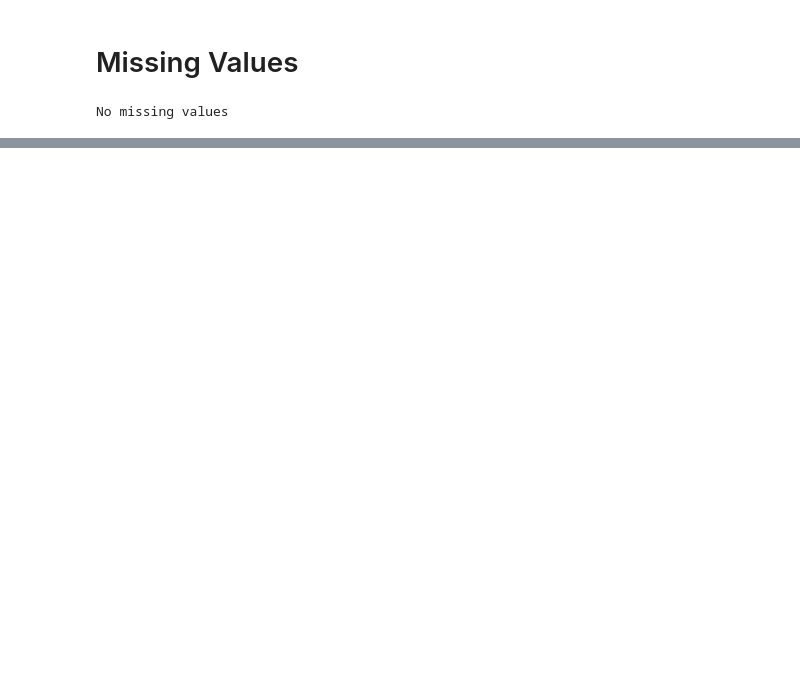
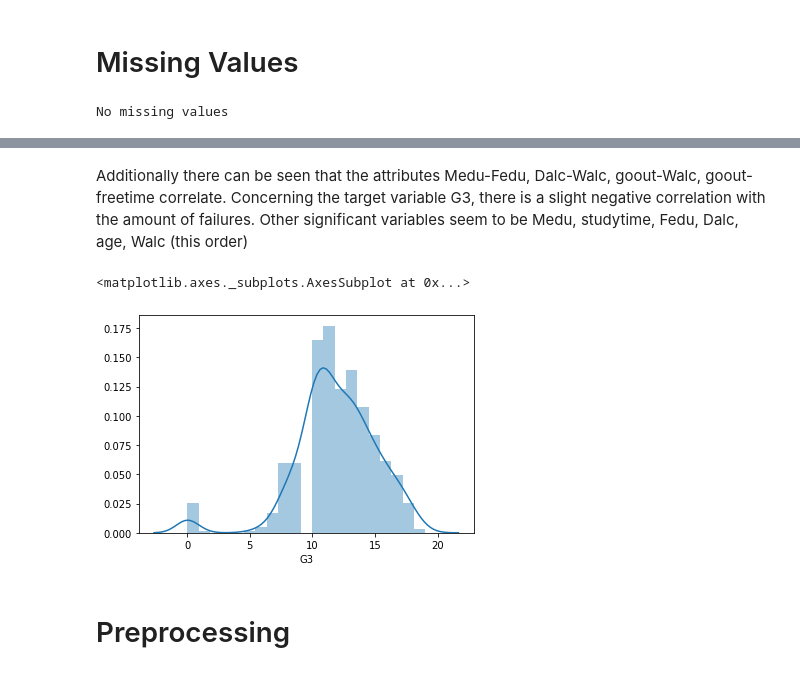
Before and after one commit to omgwenxx/machine_learning, a Jupyter notebook: assignment2/students.ipynb, the cells around one changed output, grey strips where cells are left out. Drawn from its saved outputs; the diff is of its cells as text; code cells hidden in the pictures; blank space fills up the shorter version.

Commit message:
students preprocessing

```diff
--- a/assignment2/students.ipynb
+++ b/assignment2/students.ipynb
@@ -110,0 +91,13 @@ por
+# %%
+df = df.drop(columns=["G1", "G2"])
+# %% [markdown]
+Additionally there can be seen that the attributes Medu-Fedu, Dalc-Walc, goout-Walc, goout-freetime correlate. Concerning the target variable G3, there is a slight negative correlation with the amount of failures. Other significant variables seem to be Medu, studytime, Fedu, Dalc, age, Walc (this order)
+# %%
+# Distribution of the target variable
+np.median(df.G3)
+sns.distplot(df.G3)
+# %% [output]
+<matplotlib.axes._subplots.AxesSubplot at 0x...>
+[figure, added]
+# %% [markdown]
+# Preprocessing
```
Also changed, not shown: parts of 30 cells of this notebook, 1 other file.
